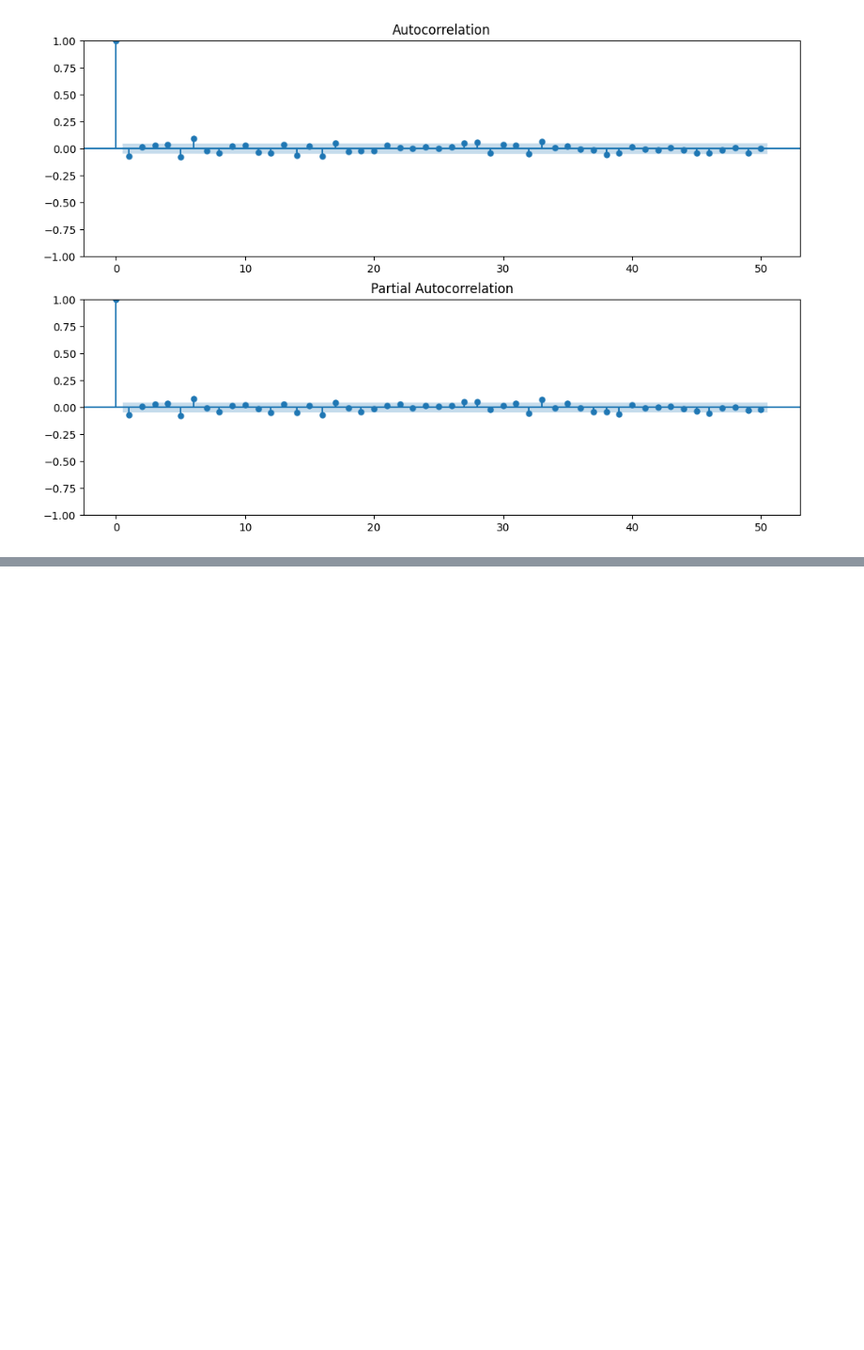
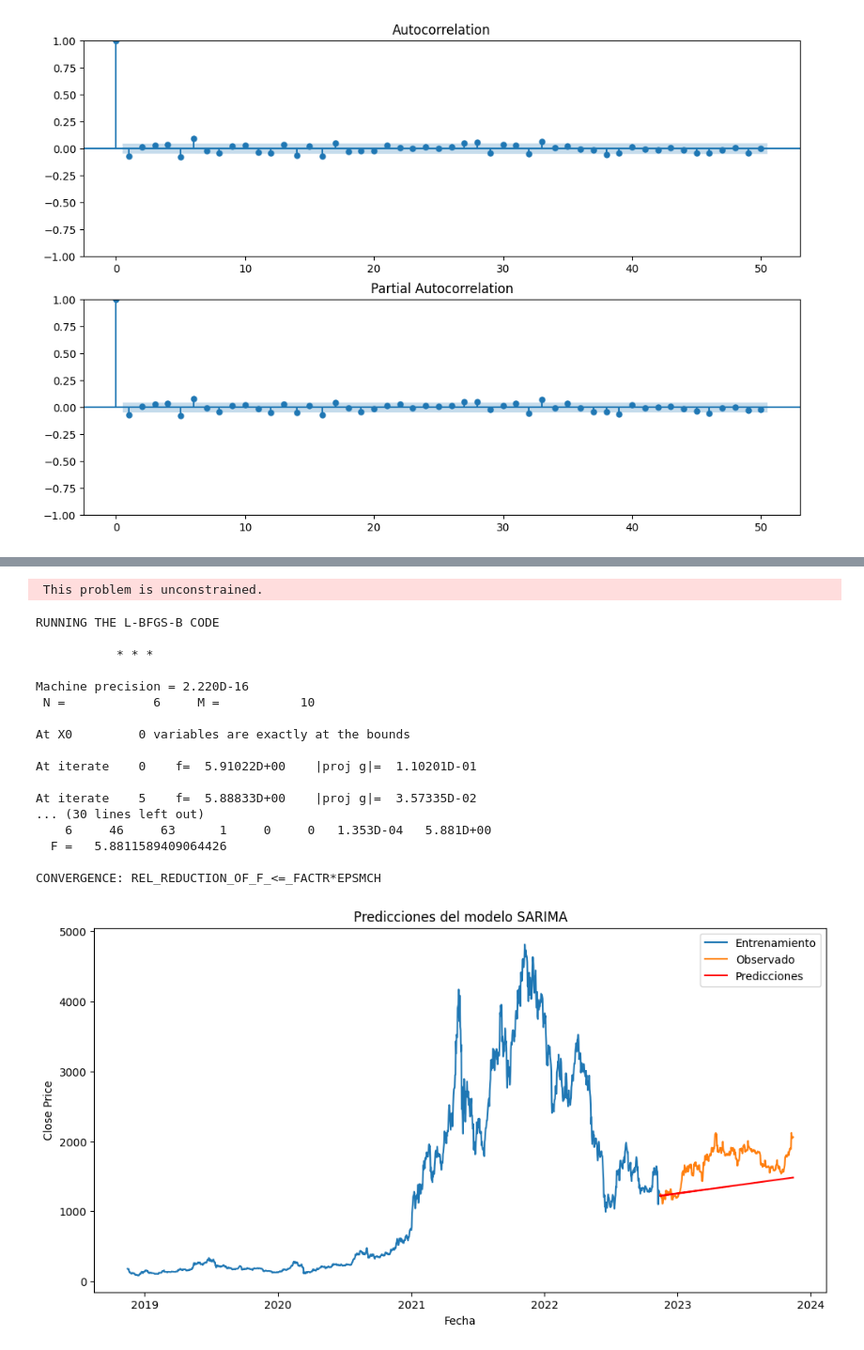
Before and after one commit to m3llad0/TC3007C, a Jupyter notebook: preprocesamiento_arima.ipynb, the cells around one changed output, grey strips where cells are left out. Shown at 94% size. Cells and saved outputs as stored; diff of their text form; code cells hidden in the pictures; blank space fills up the shorter version.

```diff
--- a/preprocesamiento_arima.ipynb
+++ b/preprocesamiento_arima.ipynb
@@ -167,0 +257,41 @@ plt.show()
+# %%
+from statsmodels.tsa.statespace.sarimax import SARIMAX
+
+# Crear y ajustar el modelo SARIMA
+sarima_model = SARIMAX(train, order=(2, 2, 3))
+sarima_result = sarima_model.fit()
+
+
+# Realizar predicciones
+sarima_pred = sarima_result.predict(start=len(train), end=len(df_ethereum)-1, typ='levels')
+
+# Visualizar las predicciones
+plt.figure(figsize=(12, 6))
+plt.plot(train.index, train, label='Entrenamiento')
+plt.plot(test.index, test, label='Observado')
+plt.plot(test.index, sarima_pred, label='Predicciones', color='red')
+plt.title('Predicciones del modelo SARIMA')
+plt.xlabel('Fecha')
+plt.ylabel('Close Price')
+plt.legend()
+plt.show()
+# %% [output]
+ This problem is unconstrained.
+RUNNING THE L-BFGS-B CODE
+
+           * * *
+
+Machine precision = 2.220D-16
+ N =            6     M =           10
+
+At X0         0 variables are exactly at the bounds
+
+At iterate    0    f=  5.91022D+00    |proj g|=  1.10201D-01
+
+At iterate    5    f=  5.88833D+00    |proj g|=  3.57335D-02
+... (30 lines left out)
+    6     46     63      1     0     0   1.353D-04   5.881D+00
+  F =   5.8811589409064426
+
+CONVERGENCE: REL_REDUCTION_OF_F_<=_FACTR*EPSMCH
+[figure, added]
```
Also changed, not shown: parts of 6 cells of this notebook.
